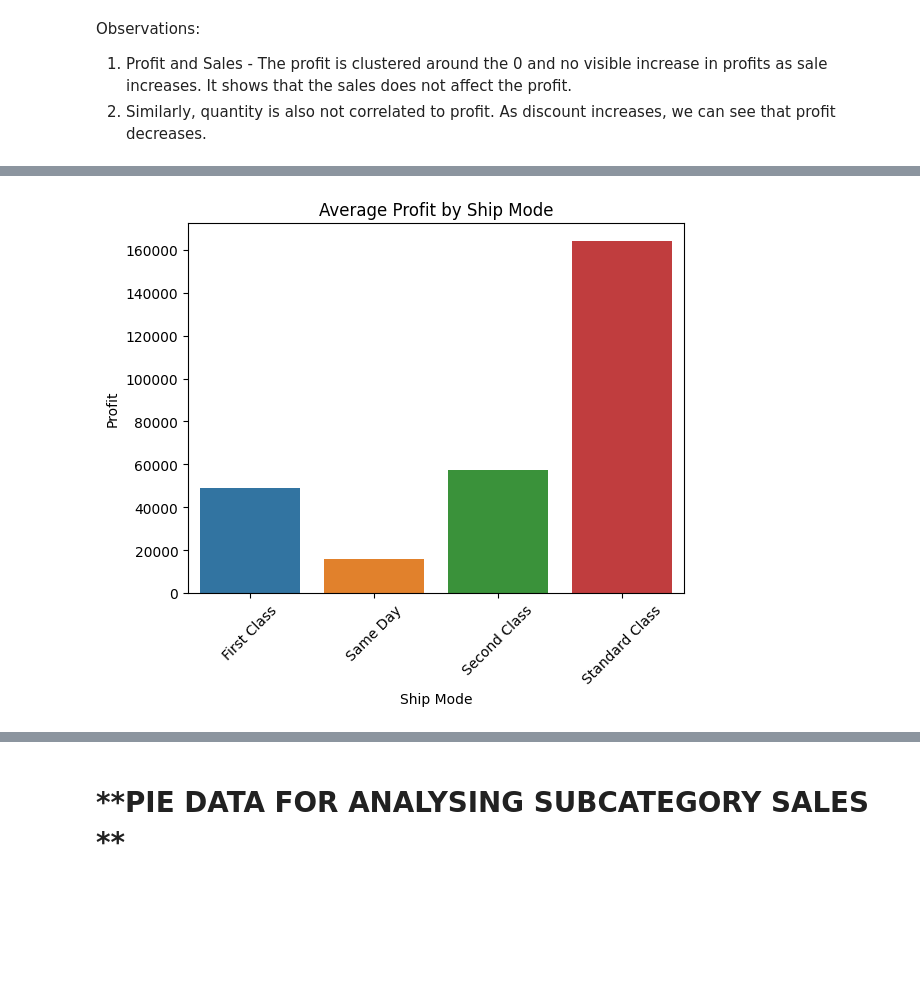
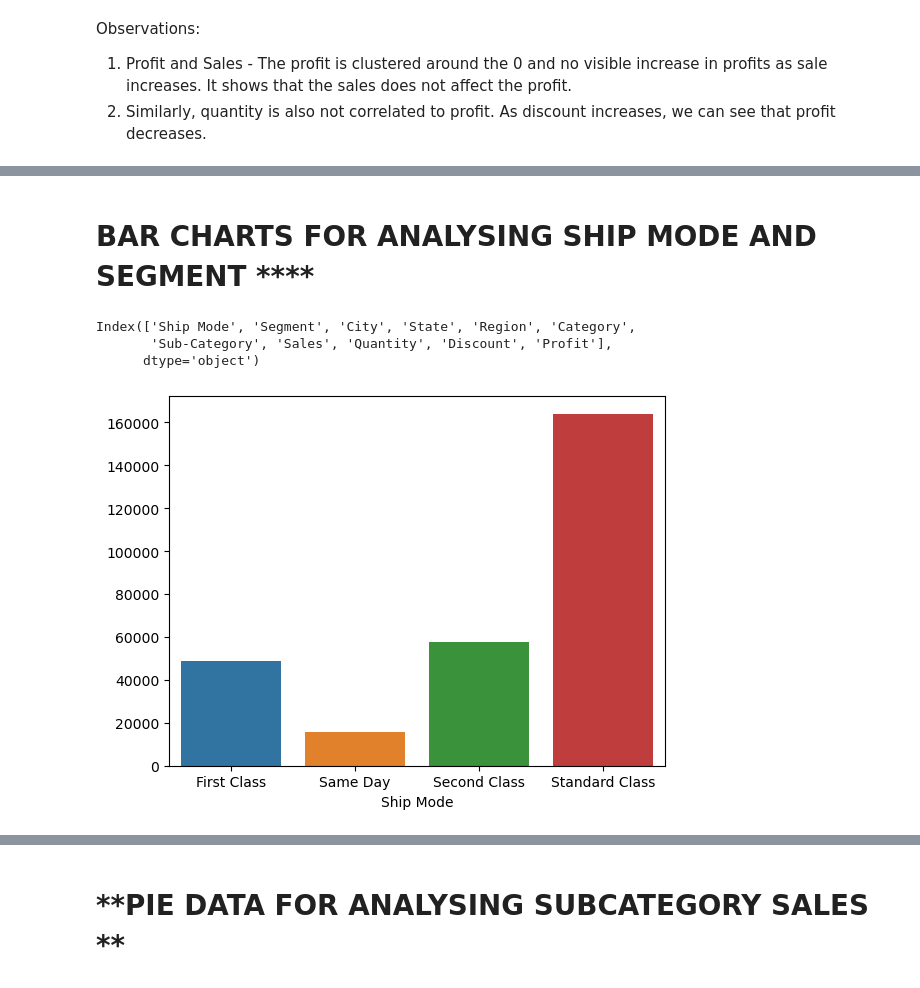
Before and after one commit to ishwaryarajaiya98/GRIP-SPARKS, a Jupyter notebook: retail-exploratory-data-analysis.ipynb, the cells around one changed output, grey strips where cells are left out. Drawn from its saved outputs; the diff is of its cells as text; code cells hidden in the pictures; blank space fills up the shorter version.

```diff
--- a/retail-exploratory-data-analysis.ipynb
+++ b/retail-exploratory-data-analysis.ipynb
@@ -166,9 +150,8 @@ Observations:
-# %%
-sns.barplot(data= data, x=shipmode_profit.index, y=shipmode_profit.values)
-plt.xticks(rotation=45)  # Rotate x-axis labels for better readability
-plt.xlabel("Ship Mode")
-plt.ylabel("Profit")
-plt.title("Average Profit by Ship Mode")
-plt.show()
-# %% [output]
-[figure, removed]
+# %% [markdown]
+# BAR CHARTS FOR ANALYSING SHIP MODE AND SEGMENT ****
+# %%
+data.columns
+# %% [output]
+Index(['Ship Mode', 'Segment', 'City', 'State', 'Region', 'Category',
+       'Sub-Category', 'Sales', 'Quantity', 'Discount', 'Profit'],
+      dtype='object')
@@ -175,3 +160,10 @@ plt.show()
+# %%
+shipmode = data.groupby(["Ship Mode"])["Profit"].sum()
+sns.barplot(x = shipmode.index, y = shipmode.values )
+
+plt.show()
+# %% [output]
+[figure, added]
 # %%
 segment=data.groupby(["Segment"])["Profit"].sum()
 print(segment)
```
Also changed, not shown: parts of 21 cells of this notebook.
